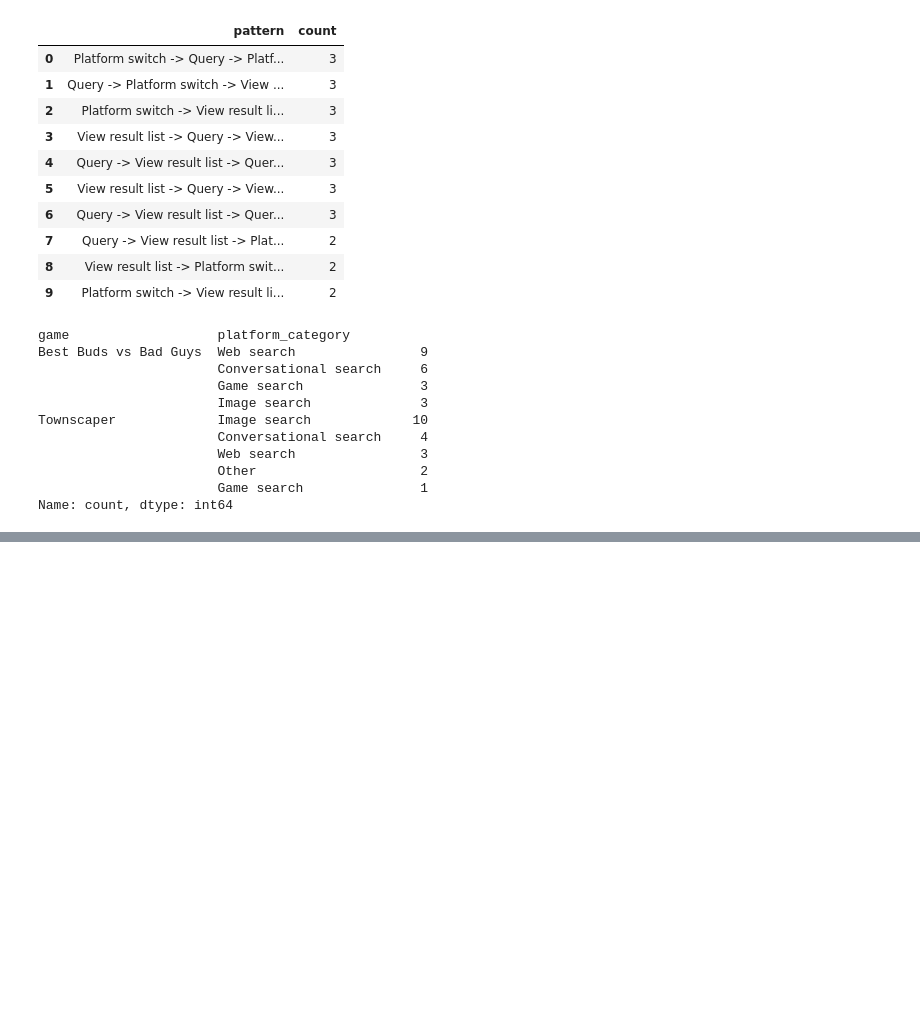
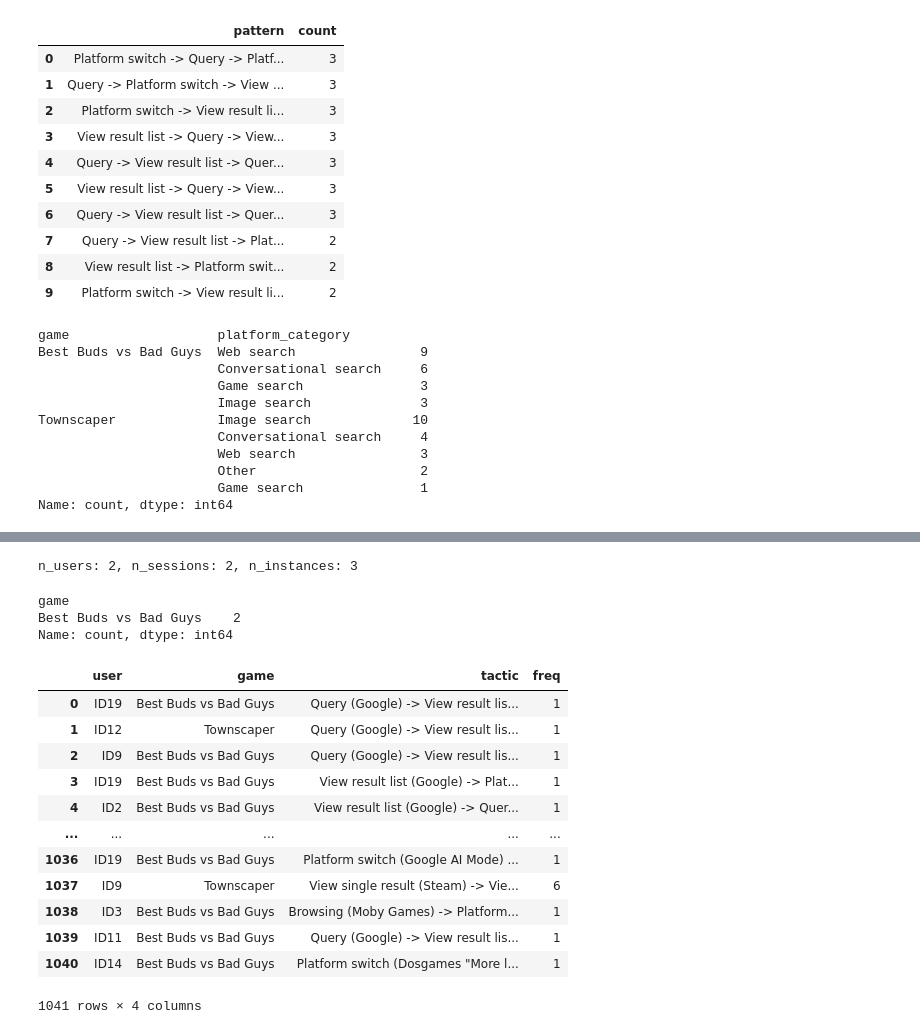
Before and after one commit to biirrr/game-ki-search, a Jupyter notebook: analysis/test_rq_code.ipynb, the cells around one changed output, grey strips where cells are left out. Drawn from its saved outputs; the diff is of its cells as text; code cells hidden in the pictures; blank space fills up the shorter version.

```diff
--- a/analysis/test_rq_code.ipynb
+++ b/analysis/test_rq_code.ipynb
@@ -272,0 +363,31 @@ events[(events.context.isna()) ]
+# %%
+tactic_freq = user_game_tactic_n2_freq[user_game_tactic_n2_freq.tactic.str.endswith("Platform switch (Steam)")]
+tactic_freq = tactic_freq[tactic_freq.tactic.str.contains("Google")]
+n_users = tactic_freq.user.nunique()
+n_sessions = tactic_freq.user.nunique()
+print(f"n_users: {n_users}, n_sessions: {n_sessions}, n_instances: {tactic_freq.freq.sum()}")
+tactic_freq.game.value_counts()
+# %% [output]
+n_users: 2, n_sessions: 2, n_instances: 3
+game
+Best Buds vs Bad Guys    2
+Name: count, dtype: int64
+# %%
+ngram_size = 6
+ngram_session_freq = count_move_context_ngrams(seqs_by_key, context_by_key, ngram_size=ngram_size)
+user_game_tactic_freq = count_user_tactics(ngram_session_freq)
+user_game_tactic_freq
+# %% [output]
+|  | user | game | tactic | freq |
+| 0 | ID19 | Best Buds vs Bad Guys | Query (Google) -> View result lis... | 1 |
+| 1 | ID12 | Townscaper | Query (Google) -> View result lis... | 1 |
+| 2 | ID9 | Best Buds vs Bad Guys | Query (Google) -> View result lis... | 1 |
+| 3 | ID19 | Best Buds vs Bad Guys | View result list (Google) -> Plat... | 1 |
+| 4 | ID2 | Best Buds vs Bad Guys | View result list (Google) -> Quer... | 1 |
+| ... | ... | ... | ... | ... |
+| 1036 | ID19 | Best Buds vs Bad Guys | Platform switch (Google AI Mode) ... | 1 |
+| 1037 | ID9 | Townscaper | View single result (Steam) -> Vie... | 6 |
+| 1038 | ID3 | Best Buds vs Bad Guys | Browsing (Moby Games) -> Platform... | 1 |
+| 1039 | ID11 | Best Buds vs Bad Guys | Query (Google) -> View result lis... | 1 |
+| 1040 | ID14 | Best Buds vs Bad Guys | Platform switch (Dosgames "More l... | 1 |
+1041 rows × 4 columns
```
Also changed, not shown: parts of 4 cells of this notebook, 8 other files.
